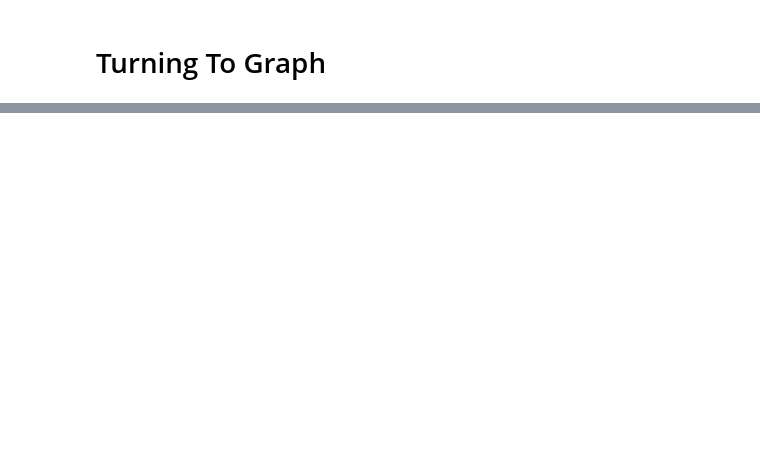
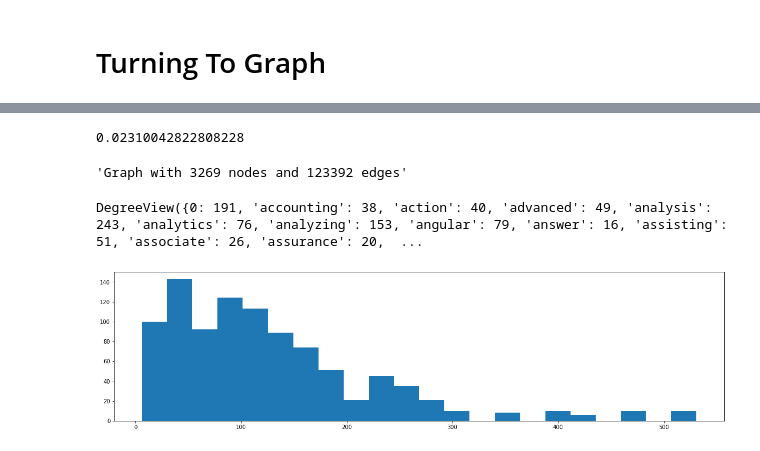
Before and after one commit to meiruv/Resumes_Dataset, a Jupyter notebook: Field_Classification_With_Community_Detection.ipynb, the cells around one changed output, grey strips where cells are left out. Cells and saved outputs as stored; diff of their text form; code cells hidden in the pictures; blank space fills up the shorter version.

```diff
--- a/Field_Classification_With_Community_Detection.ipynb
+++ b/Field_Classification_With_Community_Detection.ipynb
@@ -200,0 +300,12 @@ bow_df.shape
+# %%
+for n in bow_graph.nodes():
+  print(n)
+# %%
+ids_and_types_dict = {}
+for n in bow_graph.nodes():
+  if(n<1000):
+    ids_and_types_dict[n] = 'doc'
+  else:
+    ids_and_types_dict[n] = 'word'
+
+nx.set_node_attributes(bow_graph_indexes, ids_and_types_dict, "type")
@@ -200,0 +339,26 @@ bow_df.shape
+# %%
+nx.density(bow_graph)
+# %% [output]
+0.02310042822808228
+# %%
+nx.info(bow_graph)
+# %% [output]
+'Graph with 3269 nodes and 123392 edges'
+# %%
+bow_graph.degree()
+# %% [output]
+DegreeView({0: 191, 'accounting': 38, 'action': 40, 'advanced': 49, 'analysis': 243, 'analytics': 76, 'analyzing': 153, 'angular': 79, 'answer': 16, 'assisting': 51, 'associate': 26, 'assurance': 20,  ...
+# %%
+for n,d in bow_graph.degree():
+  print('n:',n)
+# %%
+def fetch_and_plot_degree_hist_of_given_type(G, typee):
+
+  type_degree = [d for n,d in G.degree() if G.nodes[n]['type'] == typee]
+
+  plt.hist(type_degree, bins='auto');
+  plt.rcParams["figure.figsize"] = (20,5)
+# %%
+fetch_and_plot_degree_hist_of_given_type(bow_graph, 'doc')
+# %% [output]
+[figure, added]
```
Also changed, not shown: parts of 52 cells of this notebook.
